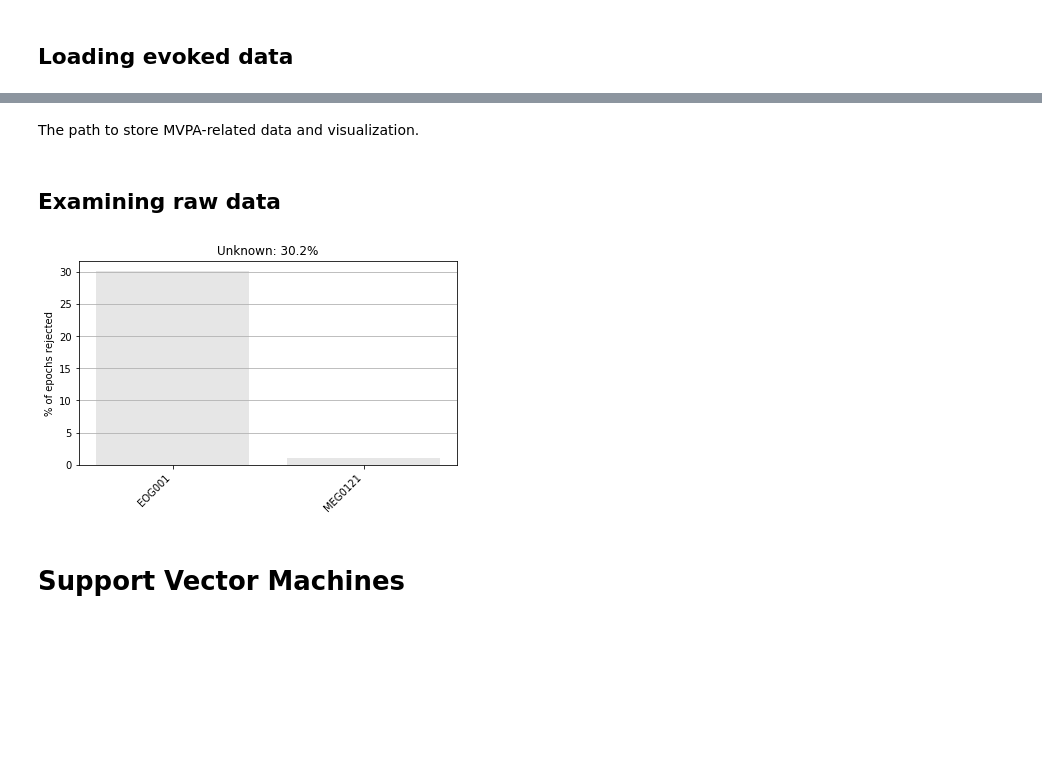
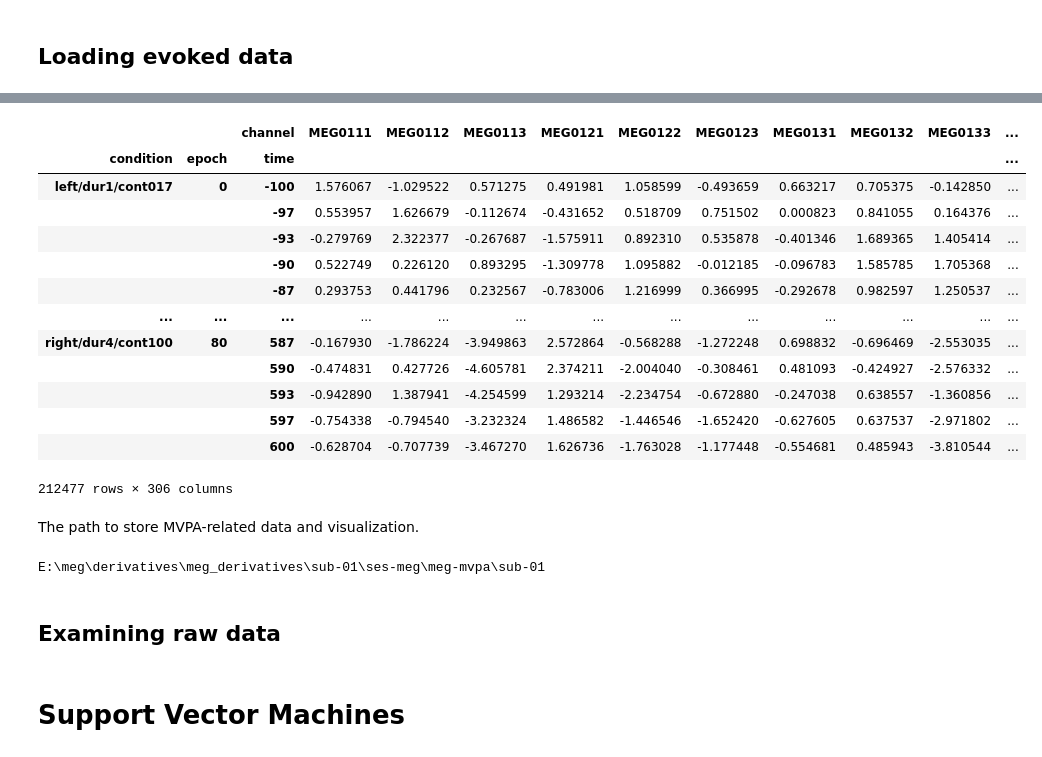
Before and after one commit to egorananyev/mne_pipe_visperc, a Jupyter notebook: mvpa.ipynb, the cells around one changed output, grey strips where cells are left out. Cells and saved outputs as stored; diff of their text form; code cells hidden in the pictures; blank space fills up the shorter version.

```diff
--- a/mvpa.ipynb
+++ b/mvpa.ipynb
@@ -101,19 +101,34 @@ epochs_list[0].info
+# %%
+epochs_df
+# %% [output]
+|  |  | channel | MEG0111 | MEG0112 | MEG0113 | MEG0121 | MEG0122 | MEG0123 | MEG0131 | MEG0132 | MEG0133 | ... |
+| condition | epoch | time |  |  |  |  |  |  |  |  |  | ... |
+| left/dur1/cont017 | 0 | -100 | 1.576067 | -1.029522 | 0.571275 | 0.491981 | 1.058599 | -0.493659 | 0.663217 | 0.705375 | -0.142850 | ... |
+|  |  | -97 | 0.553957 | 1.626679 | -0.112674 | -0.431652 | 0.518709 | 0.751502 | 0.000823 | 0.841055 | 0.164376 | ... |
+|  |  | -93 | -0.279769 | 2.322377 | -0.267687 | -1.575911 | 0.892310 | 0.535878 | -0.401346 | 1.689365 | 1.405414 | ... |
+|  |  | -90 | 0.522749 | 0.226120 | 0.893295 | -1.309778 | 1.095882 | -0.012185 | -0.096783 | 1.585785 | 1.705368 | ... |
+|  |  | -87 | 0.293753 | 0.441796 | 0.232567 | -0.783006 | 1.216999 | 0.366995 | -0.292678 | 0.982597 | 1.250537 | ... |
+| ... | ... | ... | ... | ... | ... | ... | ... | ... | ... | ... | ... | ... |
+| right/dur4/cont100 | 80 | 587 | -0.167930 | -1.786224 | -3.949863 | 2.572864 | -0.568288 | -1.272248 | 0.698832 | -0.696469 | -2.553035 | ... |
+|  |  | 590 | -0.474831 | 0.427726 | -4.605781 | 2.374211 | -2.004040 | -0.308461 | 0.481093 | -0.424927 | -2.576332 | ... |
+|  |  | 593 | -0.942890 | 1.387941 | -4.254599 | 1.293214 | -2.234754 | -0.672880 | -0.247038 | 0.638557 | -1.360856 | ... |
+|  |  | 597 | -0.754338 | -0.794540 | -3.232324 | 1.486582 | -1.446546 | -1.652420 | -0.627605 | 0.637537 | -2.971802 | ... |
+|  |  | 600 | -0.628704 | -0.707739 | -3.467270 | 1.626736 | -1.763028 | -1.177448 | -0.554681 | 0.485943 | -3.810544 | ... |
+212477 rows × 306 columns
 # %% [markdown]
 The path to store MVPA-related data and visualization.
 # %%
 mvpa_path = os.path.join(data_path, 'derivatives\\meg_derivatives\\sub-' + cur_subj_str + '\\ses-meg\\meg-mvpa\\')
-mvpa_fname = os.path.join(mvpa_path, 'sub-' + cur_subj_str + '_run-' + cur_run_str)
+mvpa_fname = os.path.join(mvpa_path, 'sub-' + cur_subj_str)
+print(mvpa_fname)
+# %% [output]
+E:\meg\derivatives\meg_derivatives\sub-01\ses-meg\meg-mvpa\sub-01
 # %% [markdown]
 ## Examining raw data
 # %%
 %matplotlib qt
 if interactive:
     raw.plot()
-# %%
-%matplotlib inline
-epochs_list[0].plot_drop_log();
-# %% [output]
-[figure, removed]
 # %% [markdown]
 # Support Vector Machines
 # %%
```
Also changed, not shown: parts of 21 cells of this notebook, 1 other file.
